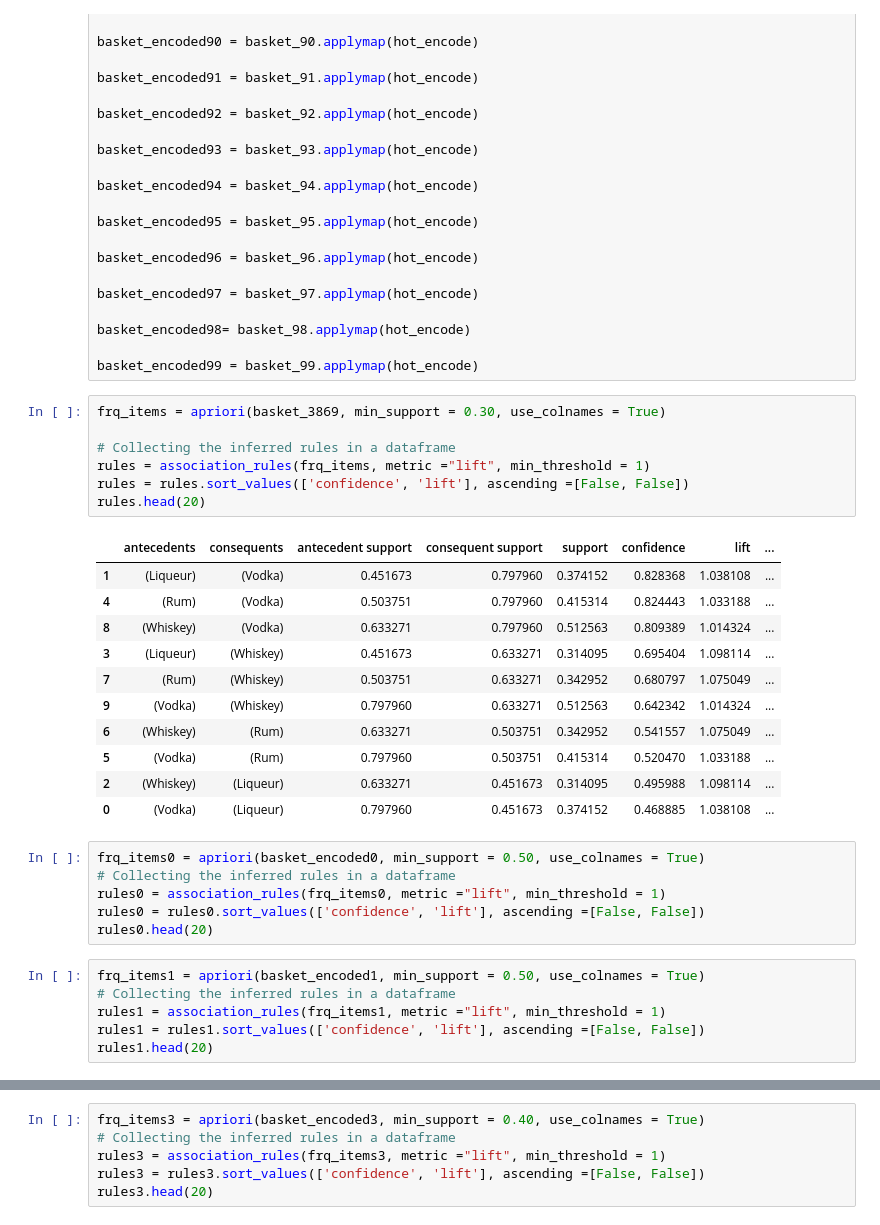
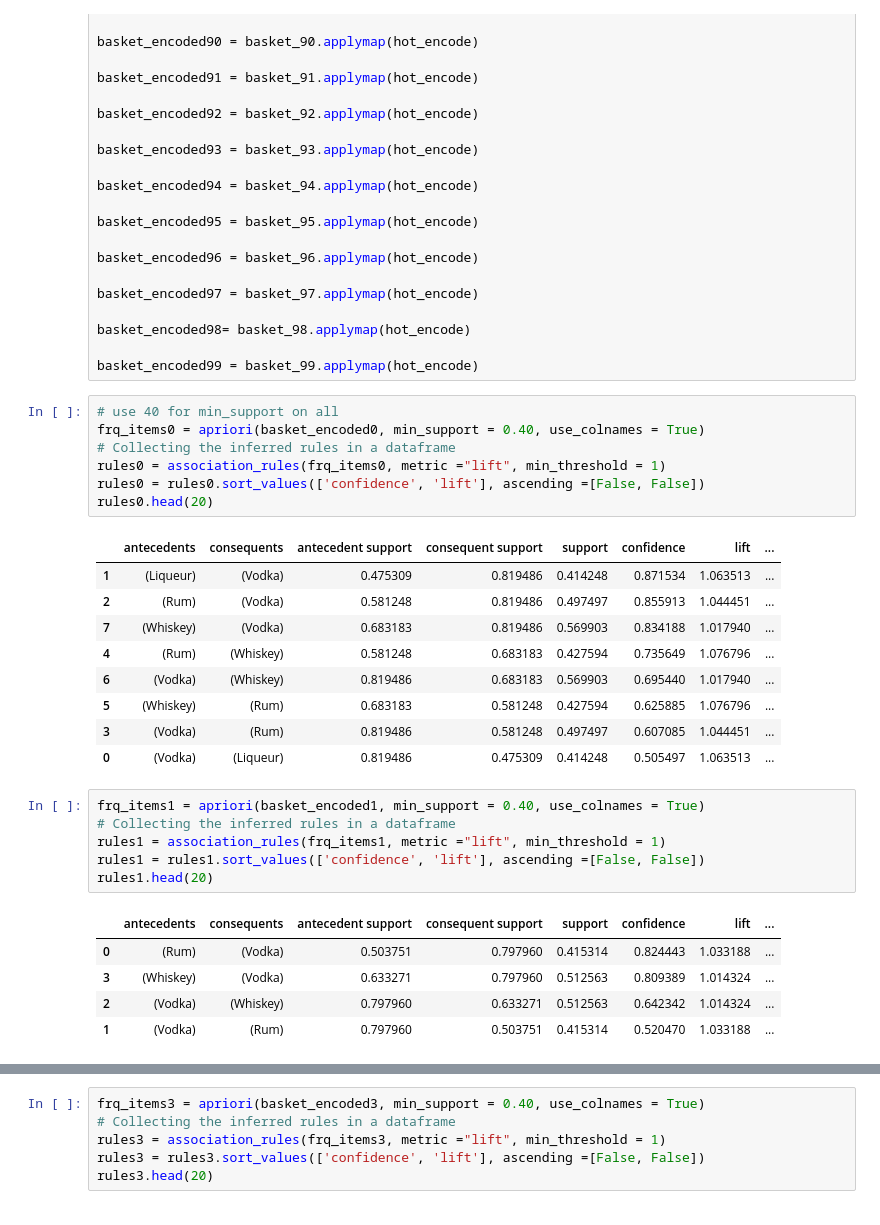
Before and after one commit to Group-2-CSPB4502/Iowa-Liquor-Sales, a Jupyter notebook: Data/DataCleaning/DataCleaningTesting/CleaningTests.ipynb, the cells around one changed output, grey strips where cells are left out. Cells and saved outputs as stored; diff of their text form.

Commit message:
Updated file for min_support

```diff
--- a/Data/DataCleaning/DataCleaningTesting/CleaningTests.ipynb
+++ b/Data/DataCleaning/DataCleaningTesting/CleaningTests.ipynb
@@ -555,37 +568,35 @@ basket_encoded97 = basket_97.applymap(hot_encode)
 basket_encoded98= basket_98.applymap(hot_encode)
 
 basket_encoded99 = basket_99.applymap(hot_encode)
-# %%
-frq_items = apriori(basket_3869, min_support = 0.30, use_colnames = True)
-
-# Collecting the inferred rules in a dataframe
-rules = association_rules(frq_items, metric ="lift", min_threshold = 1)
-rules = rules.sort_values(['confidence', 'lift'], ascending =[False, False])
-rules.head(20)
-# %% [output]
-|  | antecedents | consequents | antecedent support | consequent support | support | confidence | lift | ... |
-| 1 | (Liqueur) | (Vodka) | 0.451673 | 0.797960 | 0.374152 | 0.828368 | 1.038108 | ... |
-| 4 | (Rum) | (Vodka) | 0.503751 | 0.797960 | 0.415314 | 0.824443 | 1.033188 | ... |
-| 8 | (Whiskey) | (Vodka) | 0.633271 | 0.797960 | 0.512563 | 0.809389 | 1.014324 | ... |
-| 3 | (Liqueur) | (Whiskey) | 0.451673 | 0.633271 | 0.314095 | 0.695404 | 1.098114 | ... |
-| 7 | (Rum) | (Whiskey) | 0.503751 | 0.633271 | 0.342952 | 0.680797 | 1.075049 | ... |
-| 9 | (Vodka) | (Whiskey) | 0.797960 | 0.633271 | 0.512563 | 0.642342 | 1.014324 | ... |
-| 6 | (Whiskey) | (Rum) | 0.633271 | 0.503751 | 0.342952 | 0.541557 | 1.075049 | ... |
-| 5 | (Vodka) | (Rum) | 0.797960 | 0.503751 | 0.415314 | 0.520470 | 1.033188 | ... |
-| 2 | (Whiskey) | (Liqueur) | 0.633271 | 0.451673 | 0.314095 | 0.495988 | 1.098114 | ... |
-| 0 | (Vodka) | (Liqueur) | 0.797960 | 0.451673 | 0.374152 | 0.468885 | 1.038108 | ... |
 # %%
-frq_items0 = apriori(basket_encoded0, min_support = 0.50, use_colnames = True)
+# use 40 for min_support on all
+frq_items0 = apriori(basket_encoded0, min_support = 0.40, use_colnames = True)
 # Collecting the inferred rules in a dataframe
 rules0 = association_rules(frq_items0, metric ="lift", min_threshold = 1)
 rules0 = rules0.sort_values(['confidence', 'lift'], ascending =[False, False])
 rules0.head(20)
+# %% [output]
+|  | antecedents | consequents | antecedent support | consequent support | support | confidence | lift | ... |
+| 1 | (Liqueur) | (Vodka) | 0.475309 | 0.819486 | 0.414248 | 0.871534 | 1.063513 | ... |
+| 2 | (Rum) | (Vodka) | 0.581248 | 0.819486 | 0.497497 | 0.855913 | 1.044451 | ... |
+| 7 | (Whiskey) | (Vodka) | 0.683183 | 0.819486 | 0.569903 | 0.834188 | 1.017940 | ... |
+| 4 | (Rum) | (Whiskey) | 0.581248 | 0.683183 | 0.427594 | 0.735649 | 1.076796 | ... |
+| 6 | (Vodka) | (Whiskey) | 0.819486 | 0.683183 | 0.569903 | 0.695440 | 1.017940 | ... |
+| 5 | (Whiskey) | (Rum) | 0.683183 | 0.581248 | 0.427594 | 0.625885 | 1.076796 | ... |
+| 3 | (Vodka) | (Rum) | 0.819486 | 0.581248 | 0.497497 | 0.607085 | 1.044451 | ... |
+| 0 | (Vodka) | (Liqueur) | 0.819486 | 0.475309 | 0.414248 | 0.505497 | 1.063513 | ... |
 # %%
-frq_items1 = apriori(basket_encoded1, min_support = 0.50, use_colnames = True)
+frq_items1 = apriori(basket_encoded1, min_support = 0.40, use_colnames = True)
 # Collecting the inferred rules in a dataframe
 rules1 = association_rules(frq_items1, metric ="lift", min_threshold = 1)
 rules1 = rules1.sort_values(['confidence', 'lift'], ascending =[False, False])
 rules1.head(20)
+# %% [output]
+|  | antecedents | consequents | antecedent support | consequent support | support | confidence | lift | ... |
+| 0 | (Rum) | (Vodka) | 0.503751 | 0.797960 | 0.415314 | 0.824443 | 1.033188 | ... |
+| 3 | (Whiskey) | (Vodka) | 0.633271 | 0.797960 | 0.512563 | 0.809389 | 1.014324 | ... |
+| 2 | (Vodka) | (Whiskey) | 0.797960 | 0.633271 | 0.512563 | 0.642342 | 1.014324 | ... |
+| 1 | (Vodka) | (Rum) | 0.797960 | 0.503751 | 0.415314 | 0.520470 | 1.033188 | ... |
 # %%
 frq_items2 = apriori(basket_encoded2, min_support = 0.40, use_colnames = True)
 # Collecting the inferred rules in a dataframe
```
Also changed, not shown: parts of 2 cells of this notebook.
